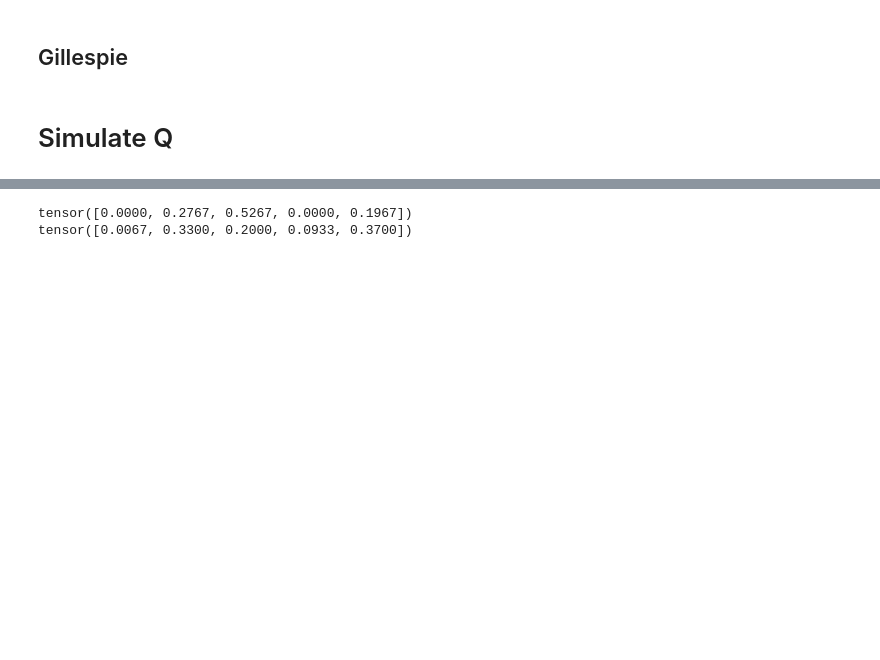
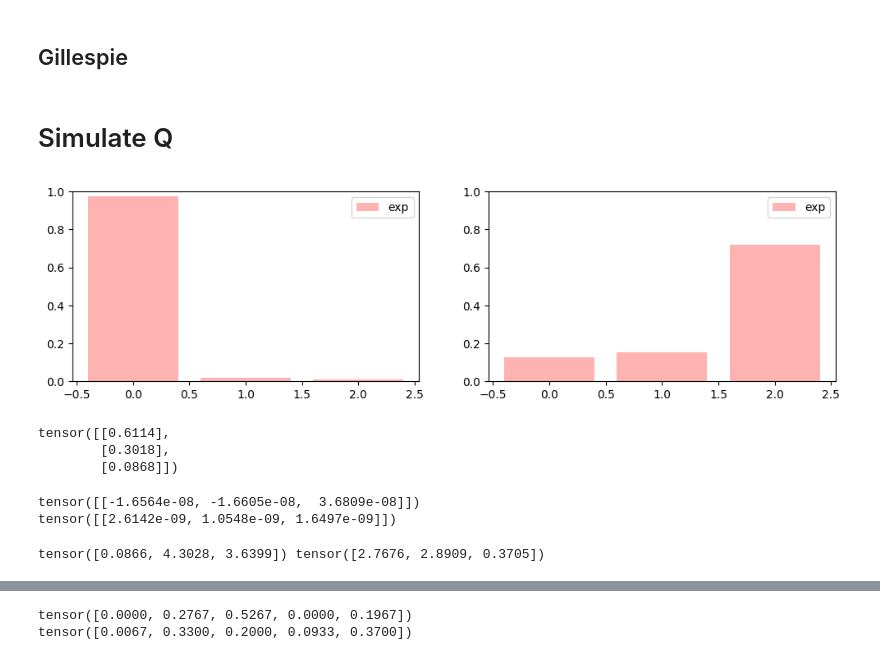
Before and after one commit to cesarali/conditional_rate_matching, a Jupyter notebook: notebooks/MJP_Transport/ot_between_mjp.ipynb, the cells around one changed output, grey strips where cells are left out. Saved outputs shown, nothing was run; the diff lists cells and outputs as text; code cells hidden in the pictures; blank space fills up the shorter version.

```diff
--- a/notebooks/MJP_Transport/ot_between_mjp.ipynb
+++ b/notebooks/MJP_Transport/ot_between_mjp.ipynb
@@ -588,0 +611,46 @@ np.dot(Q0,stationary_pi_0)
+# %%
+N = 3
+alpha = 0.5
+dirichlet_alpha = torch.full((N,),alpha)
+stationary_0 = Dirichlet(dirichlet_alpha).sample((1,)).T
+stationary_1 = Dirichlet(dirichlet_alpha).sample((1,)).T
+
+fig, axs = plt.subplots(nrows=1,ncols=2,figsize=(12, 3))
+
+stationary_0_ = stationary_0.squeeze().detach().numpy()
+stationary_1_ = stationary_1.squeeze().detach().numpy()
+
+axs[0].bar(range(len( stationary_0_)), stationary_0_, color='red',alpha=0.3,label="exp")
+axs[0].set_ylim(0,1)
+axs[0].legend(loc="best")
+
+axs[1].bar(range(len( stationary_1_)), stationary_1_,color='red',alpha=0.3,label="exp")
+axs[1].set_ylim(0,1)
+axs[1].legend(loc="best")
+plt.show()
+# %% [output]
+[figure, added]
+# %%
+stationary_0
+# %% [output]
+tensor([[0.6114],
+        [0.3018],
+        [0.0868]])
+# %%
+Q0 = obtain_Q(stationary_0.T,lambda_ = 1.)
+Q1 = obtain_Q(stationary_1.T,lambda_ = 1.)
+
+print(torch.matmul(stationary_0.T,Q0))
+print(torch.matmul(stationary_1.T,Q1))
+# %% [output]
+tensor([[-1.6564e-08, -1.6605e-08,  3.6809e-08]])
+tensor([[2.6142e-09, 1.0548e-09, 1.6497e-09]])
+# %%
+R0 = Q0.clone()
+R0[range(N),range(N)] = torch.zeros(N,)
+R1 = Q1.clone()
+R1[range(N),range(N)] = torch.zeros(N,)
+
+print(R0.sum(axis=1),R1.sum(axis=1))
+# %% [output]
+tensor([0.0866, 4.3028, 3.6399]) tensor([2.7676, 2.8909, 0.3705])
```
Also changed, not shown: parts of 22 cells of this notebook, 30 other files.
